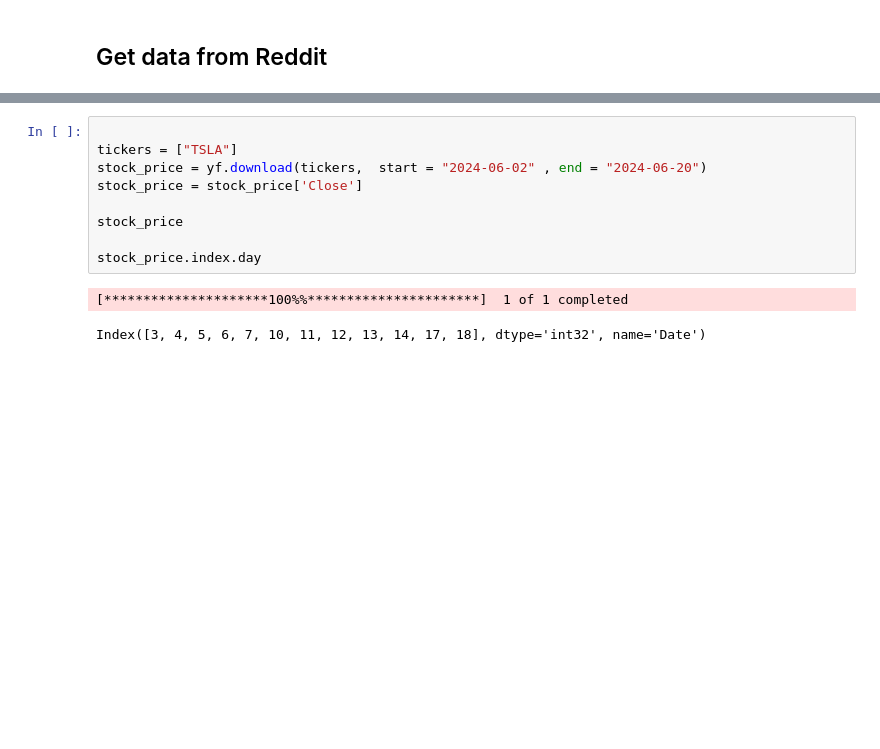
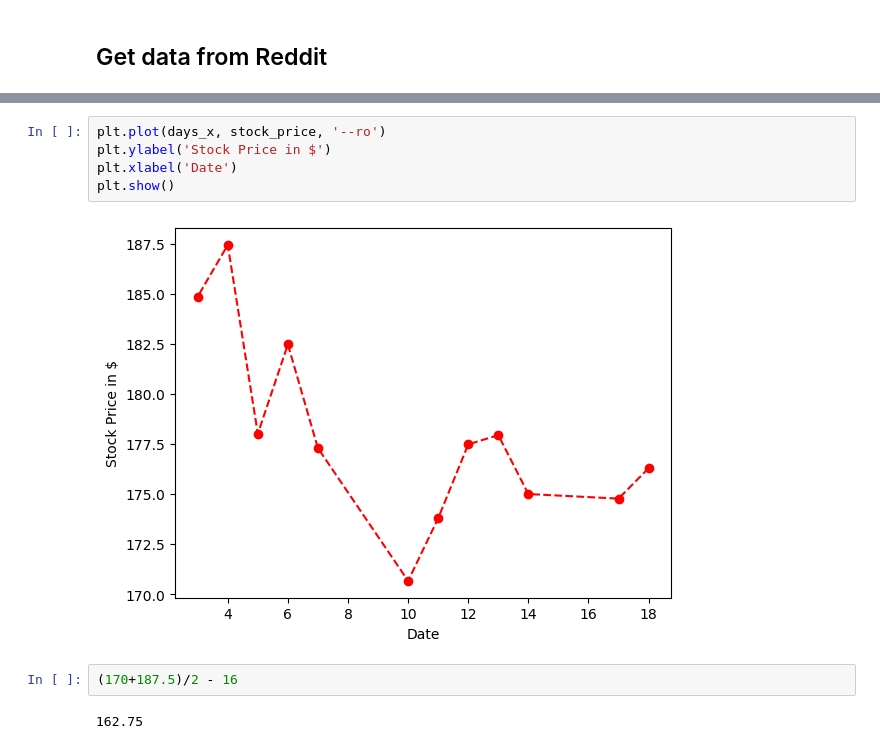
Before and after one commit to adopolis23/ML-Scraper, a Jupyter notebook: mention_price_correlation.ipynb, the cells around one changed output, grey strips where cells are left out. Saved outputs shown, nothing was run; the diff lists cells and outputs as text; blank space fills up the shorter version.

```diff
--- a/mention_price_correlation.ipynb
+++ b/mention_price_correlation.ipynb
@@ -120,12 +121,11 @@ plt.show()
 # %%
-
-tickers = ["TSLA"]
-stock_price = yf.download(tickers,  start = "2024-06-02" , end = "2024-06-20")
-stock_price = stock_price['Close']
-
-stock_price
-
-stock_price.index.day
+plt.plot(days_x, stock_price, '--ro')
+plt.ylabel('Stock Price in $')
+plt.xlabel('Date')
+plt.show()
 # %% [output]
-[*********************100%%**********************]  1 of 1 completed
-Index([3, 4, 5, 6, 7, 10, 11, 12, 13, 14, 17, 18], dtype='int32', name='Date')
+[figure, added]
+# %%
+(170+187.5)/2 - 16
+# %% [output]
+162.75
```
Also changed, not shown: parts of 6 cells of this notebook.
